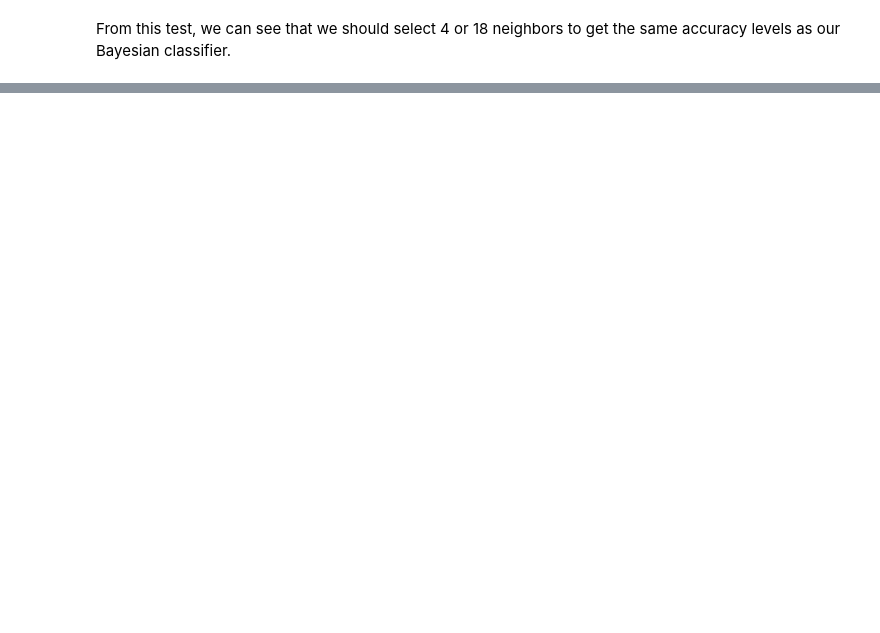
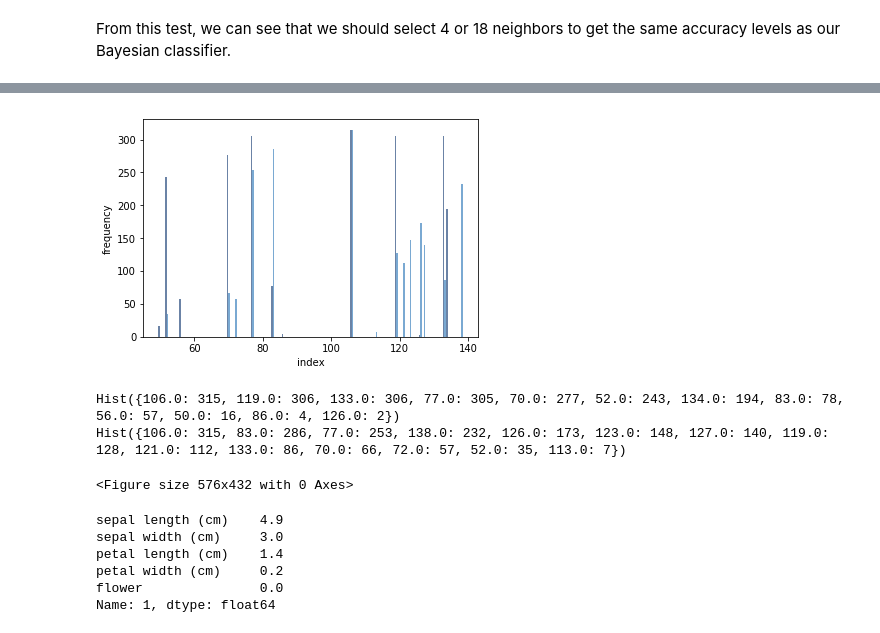
Before and after one commit to ASHSWAN1999/Bayes-vs-Machine-Learning-Comparison, a Jupyter notebook: project3.ipynb, the cells around one changed output, grey strips where cells are left out. Saved outputs shown, nothing was run; the diff lists cells and outputs as text; code cells hidden in the pictures; blank space fills up the shorter version.

```diff
--- a/project3.ipynb
+++ b/project3.ipynb
@@ -133,0 +134,13 @@ def Bayesian(seed):
+# %%
+bayes_df = pd.DataFrame()
+scores = []
+
+for i in range (0, 1000):
+    s = Bayesian(i, bayes_df)[0]
+    temp = Bayesian(i, bayes_df)[1]
+
+    scores.append(s)
+    bayes_df = bayes_df.append(temp, ignore_index=True)
+
+print(np.mean(scores))
+# print(bayes_df)
@@ -241,0 +270,27 @@ Flower: 2    Guess: 1    Data: [6.3 2.8 5.1 1.5]
+# %%
+bayes_hist = Hist(bayes_df.flower_index)#, label = 'bayes')
+knn_hist = Hist(knn_df.flower_index)#, label = 'knn')
+
+width =.45
+thinkplot.PrePlot()
+thinkplot.Hist(bayes_hist, align='right', width=width)
+thinkplot.Hist(knn_hist, align='left', width=width)
+thinkplot.Show(xlabel='index', ylabel='frequency')
+# xlim=[150,200]
+
+print(bayes_hist)
+print(knn_hist)
+# %% [output]
+[figure, added]
+Hist({106.0: 315, 119.0: 306, 133.0: 306, 77.0: 305, 70.0: 277, 52.0: 243, 134.0: 194, 83.0: 78, 56.0: 57, 50.0: 16, 86.0: 4, 126.0: 2})
+Hist({106.0: 315, 83.0: 286, 77.0: 253, 138.0: 232, 126.0: 173, 123.0: 148, 127.0: 140, 119.0: 128, 121.0: 112, 133.0: 86, 70.0: 66, 72.0: 57, 52.0: 35, 113.0: 7})
+<Figure size 576x432 with 0 Axes>
+# %%
+df.iloc[1]
+# %% [output]
+sepal length (cm)    4.9
+sepal width (cm)     3.0
+petal length (cm)    1.4
+petal width (cm)     0.2
+flower               0.0
+Name: 1, dtype: float64
```
Also changed, not shown: parts of 16 cells of this notebook.
